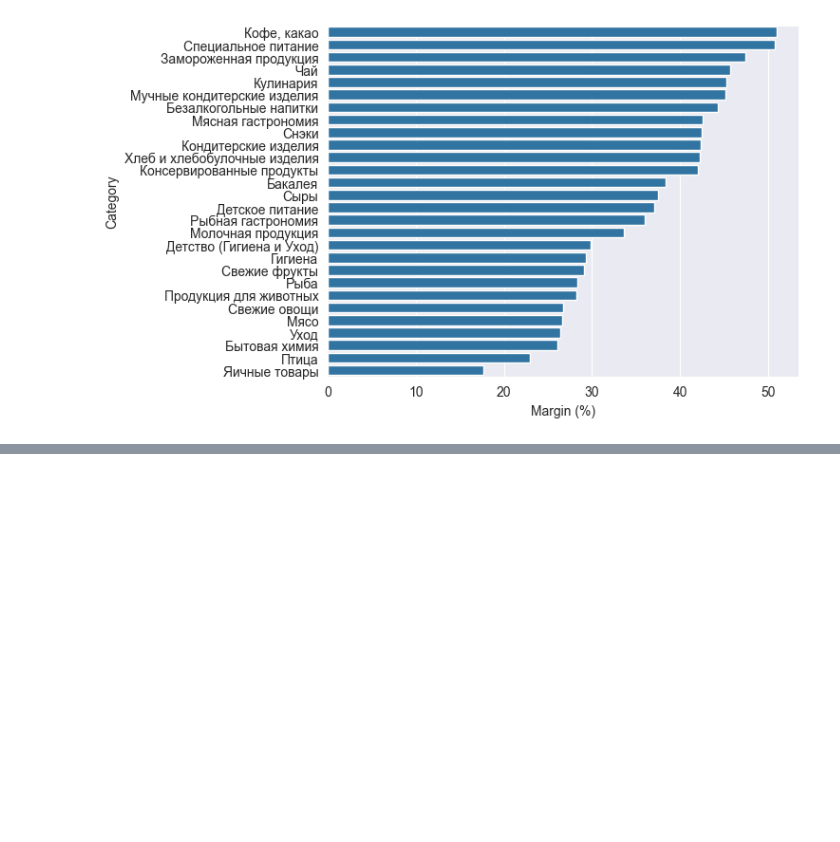
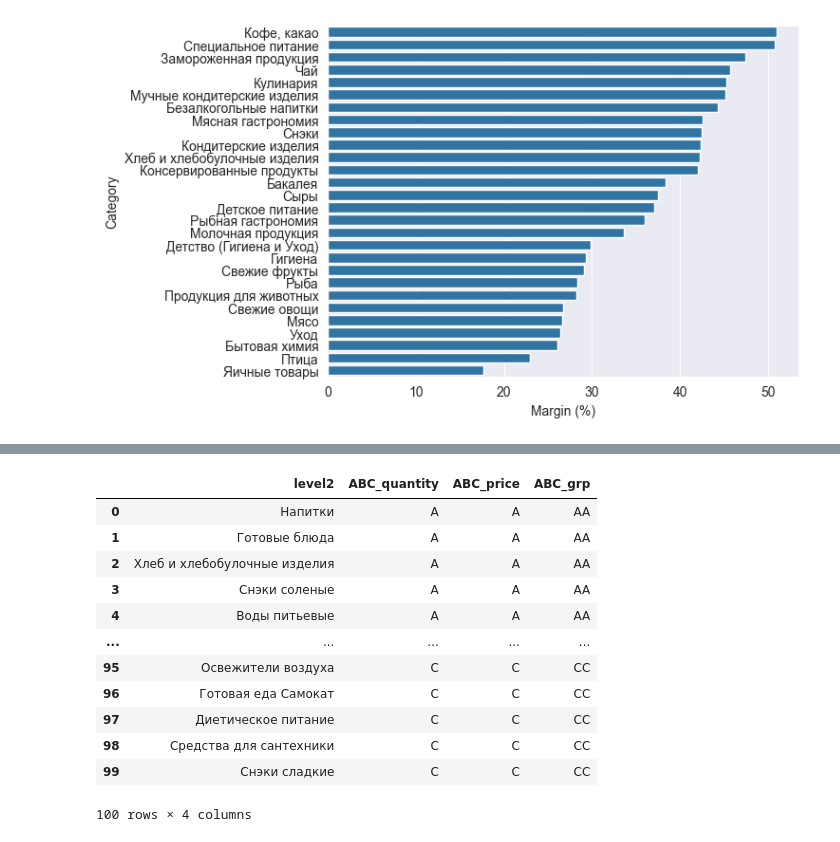
Before and after one commit to rodioniam/study_projects, a Jupyter notebook: visualization/visualization_practice2.ipynb, the cells around one changed output, grey strips where cells are left out. Cells and saved outputs as stored; diff of their text form; code cells hidden in the pictures; blank space fills up the shorter version.

```diff
--- a/visualization/visualization_practice2.ipynb
+++ b/visualization/visualization_practice2.ipynb
@@ -198,0 +234,22 @@ ax.set(xlabel='Margin (%)', ylabel='Category')
+# %%
+df_ABC['ABC_quantity'] = np.where(df_ABC['quant_cumsum'] < 0.8, 'A', np.where(df_ABC['quant_cumsum'] < 0.95, 'B', 'C'))
+df_ABC['ABC_price'] = np.where(df_ABC['price_cumsum'] < 0.8, 'A', np.where(df_ABC['price_cumsum'] < 0.95, 'B', 'C'))
+df_abc_report = df_ABC.reset_index()[['level2', 'ABC_quantity', 'ABC_price']]
+# %%
+df_abc_report['ABC_grp'] = df_abc_report['ABC_quantity'] + df_abc_report['ABC_price']
+# %%
+df_abc_report
+# %% [output]
+|  | level2 | ABC_quantity | ABC_price | ABC_grp |
+| 0 | Напитки | A | A | AA |
+| 1 | Готовые блюда | A | A | AA |
+| 2 | Хлеб и хлебобулочные изделия | A | A | AA |
+| 3 | Снэки соленые | A | A | AA |
+| 4 | Воды питьевые | A | A | AA |
+| ... | ... | ... | ... | ... |
+| 95 | Освежители воздуха | C | C | CC |
+| 96 | Готовая еда Самокат | C | C | CC |
+| 97 | Диетическое питание | C | C | CC |
+| 98 | Средства для сантехники | C | C | CC |
+| 99 | Снэки сладкие | C | C | CC |
+100 rows × 4 columns
```
Also changed, not shown: parts of 4 cells of this notebook.
